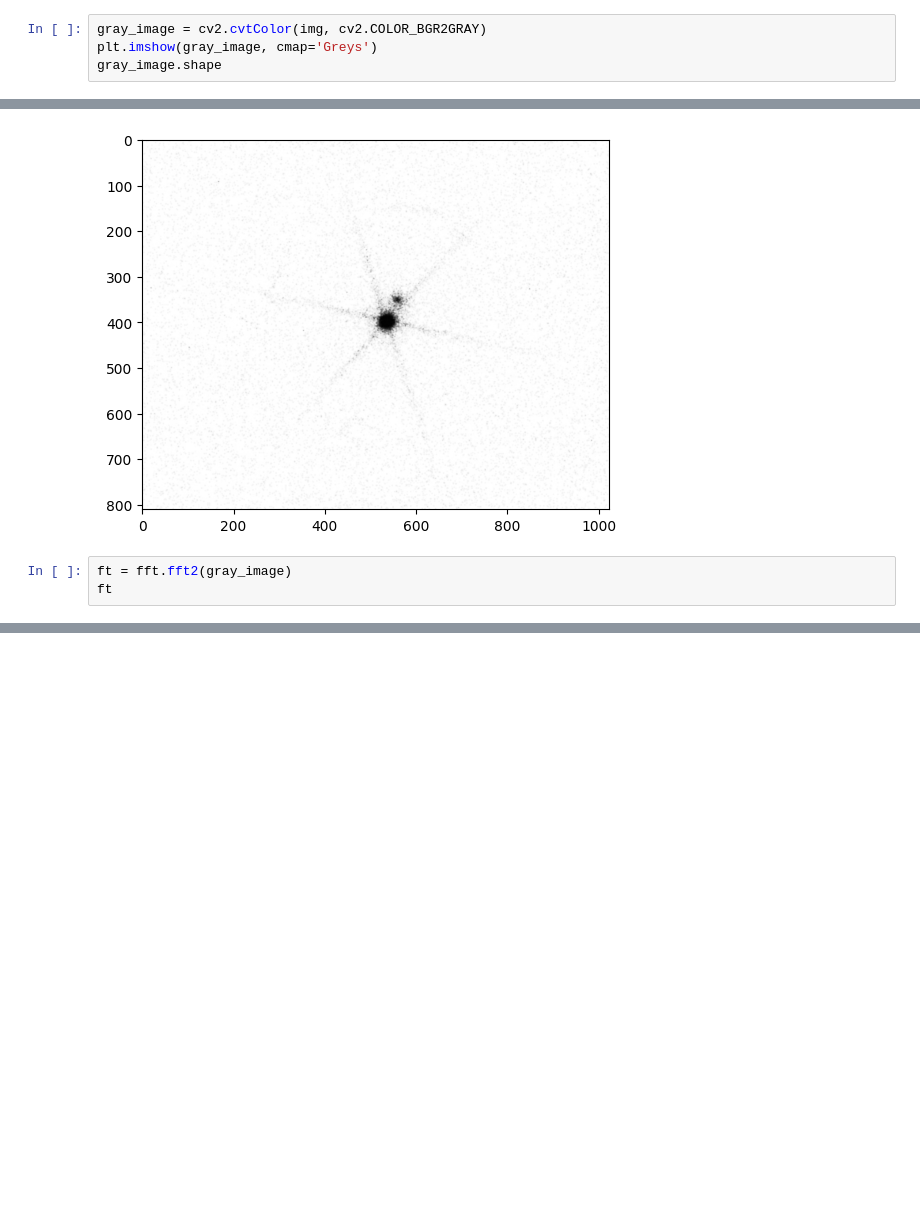
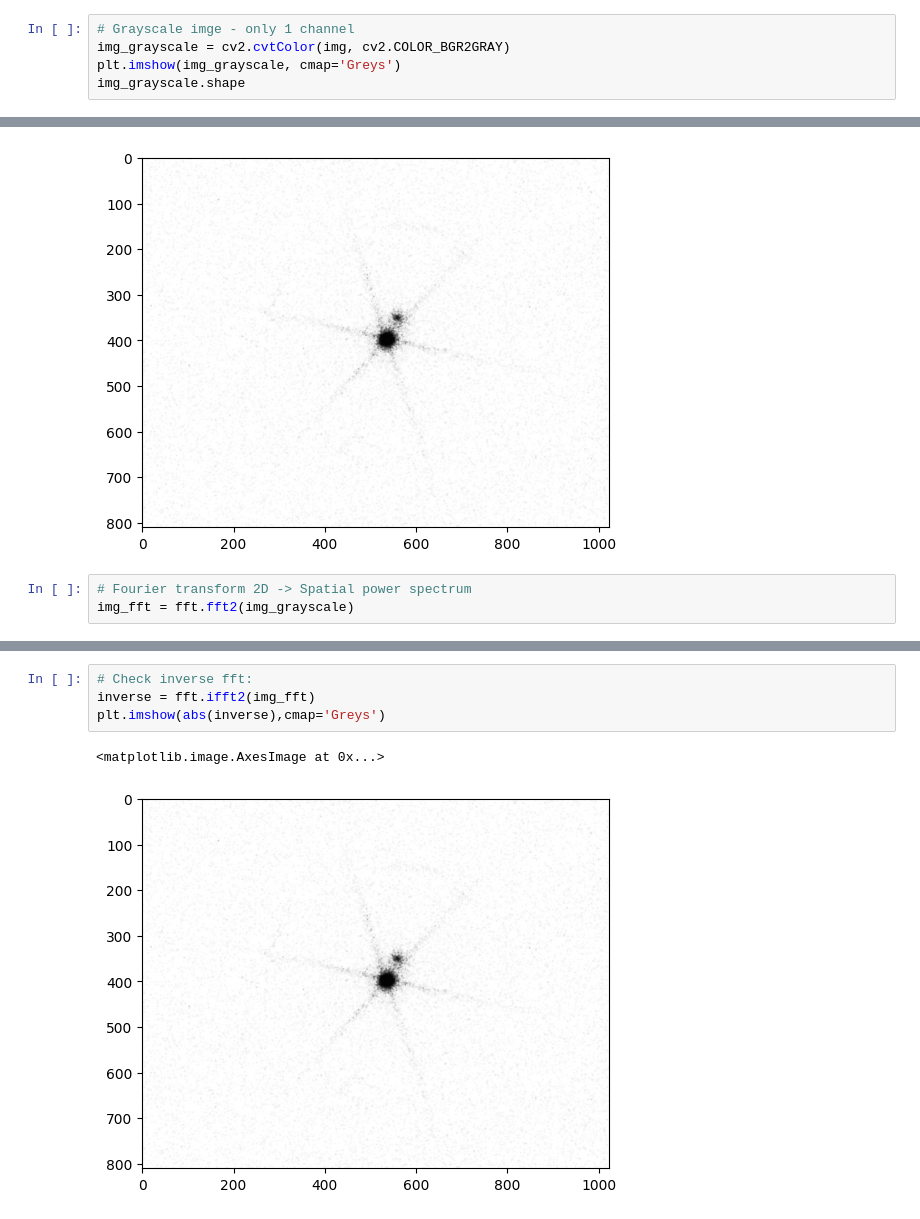
Before and after one commit to Yurivanderburg/II_GAN, a Jupyter notebook: Tests.ipynb, the cells around one changed output, grey strips where cells are left out. Saved outputs shown, nothing was run; the diff lists cells and outputs as text; blank space fills up the shorter version.

```diff
--- a/Tests.ipynb
+++ b/Tests.ipynb
@@ -30,10 +38,11 @@ array([[ 1,  1,  1, ...,  0,  0,  0],
 # %%
-gray_image = cv2.cvtColor(img, cv2.COLOR_BGR2GRAY)
-plt.imshow(gray_image, cmap='Greys')
-gray_image.shape
+# Grayscale imge - only 1 channel
+img_grayscale = cv2.cvtColor(img, cv2.COLOR_BGR2GRAY)
+plt.imshow(img_grayscale, cmap='Greys')
+img_grayscale.shape
 # %% [output]
 (810, 1024)
 [figure]
 # %%
-ft = fft.fft2(gray_image)
-ft
+# Fourier transform 2D -> Spatial power spectrum
+img_fft = fft.fft2(img_grayscale)
@@ -60,3 +52,10 @@ plt.imshow(np.log(np.abs(ft)))
 # %% [output]
 <matplotlib.image.AxesImage at 0x...>
 [figure]
+# %%
+# Check inverse fft:
+inverse = fft.ifft2(img_fft)
+plt.imshow(abs(inverse),cmap='Greys')
+# %% [output]
+<matplotlib.image.AxesImage at 0x...>
+[figure, added]
```
Also changed, not shown: parts of 5 cells of this notebook, 1 other file.
